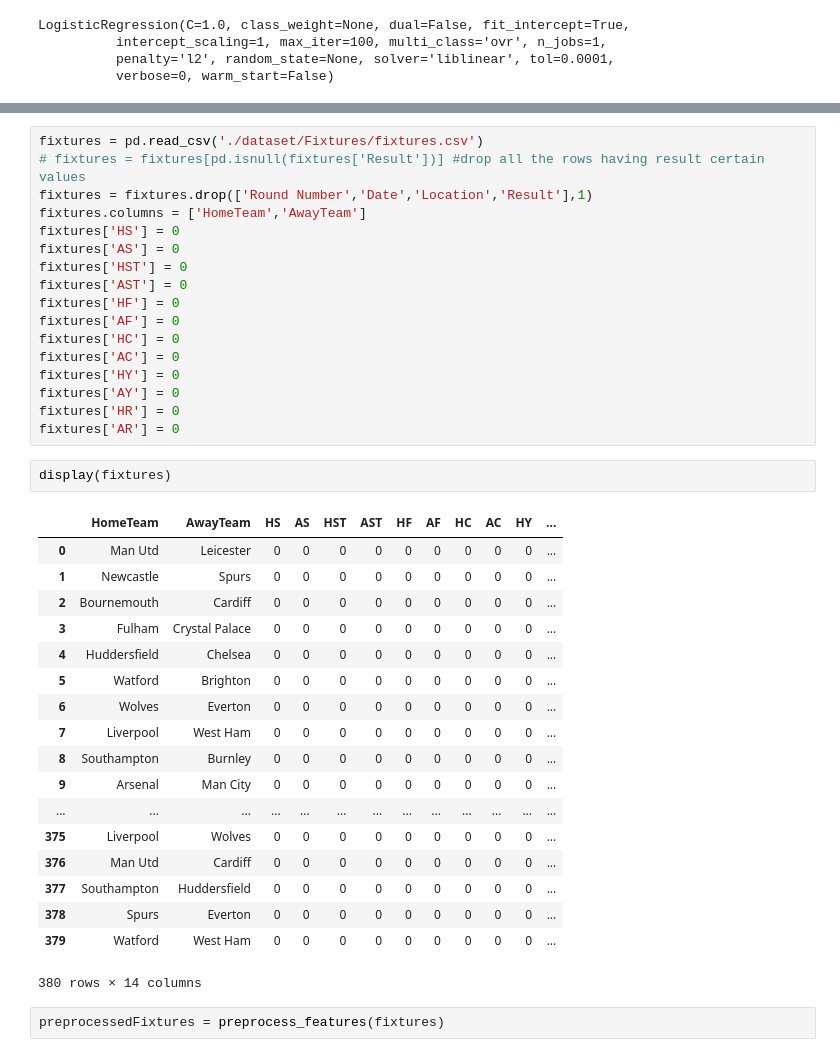
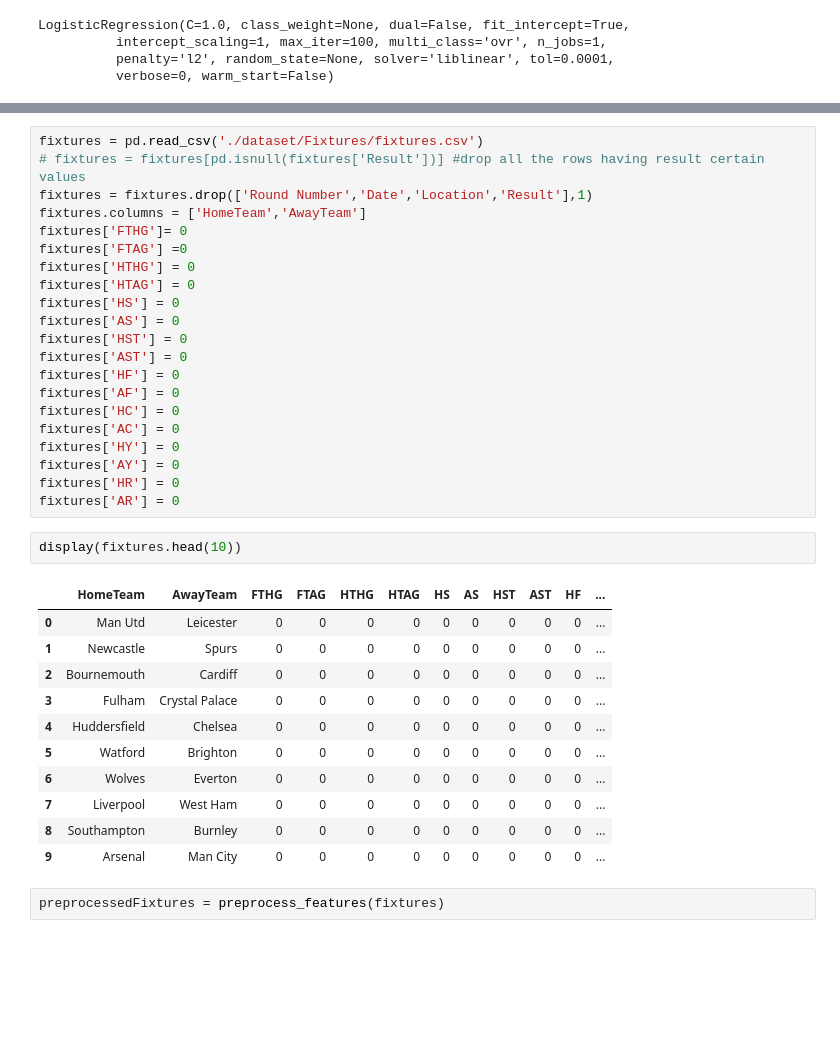
Before and after one commit to binayachaudari/EPL-predict-2019, a Jupyter notebook: EPL-Prediction-2019.ipynb, the cells around one changed output, grey strips where cells are left out. Saved outputs shown, nothing was run; the diff lists cells and outputs as text; blank space fills up the shorter version.

```diff
--- a/EPL-Prediction-2019.ipynb
+++ b/EPL-Prediction-2019.ipynb
@@ -670,6 +664,10 @@ fixtures = pd.read_csv('./dataset/Fixtures/fixtures.csv')
 # fixtures = fixtures[pd.isnull(fixtures['Result'])] #drop all the rows having result certain values
 fixtures = fixtures.drop(['Round Number','Date','Location','Result'],1)
 fixtures.columns = ['HomeTeam','AwayTeam']
+fixtures['FTHG']= 0
+fixtures['FTAG'] =0
+fixtures['HTHG'] = 0
+fixtures['HTAG'] = 0
 fixtures['HS'] = 0
 fixtures['AS'] = 0
 fixtures['HST'] = 0
@@ -683,9 +681,9 @@ fixtures['AY'] = 0
 fixtures['HR'] = 0
 fixtures['AR'] = 0
 # %%
-display(fixtures)
+display(fixtures.head(10))
 # %% [output]
-|  | HomeTeam | AwayTeam | HS | AS | HST | AST | HF | AF | HC | AC | HY | ... |
+|  | HomeTeam | AwayTeam | FTHG | FTAG | HTHG | HTAG | HS | AS | HST | AST | HF | ... |
 | 0 | Man Utd | Leicester | 0 | 0 | 0 | 0 | 0 | 0 | 0 | 0 | 0 | ... |
 | 1 | Newcastle | Spurs | 0 | 0 | 0 | 0 | 0 | 0 | 0 | 0 | 0 | ... |
 | 2 | Bournemouth | Cardiff | 0 | 0 | 0 | 0 | 0 | 0 | 0 | 0 | 0 | ... |
@@ -696,13 +694,6 @@ display(fixtures)
 | 7 | Liverpool | West Ham | 0 | 0 | 0 | 0 | 0 | 0 | 0 | 0 | 0 | ... |
 | 8 | Southampton | Burnley | 0 | 0 | 0 | 0 | 0 | 0 | 0 | 0 | 0 | ... |
 | 9 | Arsenal | Man City | 0 | 0 | 0 | 0 | 0 | 0 | 0 | 0 | 0 | ... |
-| ... | ... | ... | ... | ... | ... | ... | ... | ... | ... | ... | ... | ... |
-| 375 | Liverpool | Wolves | 0 | 0 | 0 | 0 | 0 | 0 | 0 | 0 | 0 | ... |
-| 376 | Man Utd | Cardiff | 0 | 0 | 0 | 0 | 0 | 0 | 0 | 0 | 0 | ... |
-| 377 | Southampton | Huddersfield | 0 | 0 | 0 | 0 | 0 | 0 | 0 | 0 | 0 | ... |
-| 378 | Spurs | Everton | 0 | 0 | 0 | 0 | 0 | 0 | 0 | 0 | 0 | ... |
-| 379 | Watford | West Ham | 0 | 0 | 0 | 0 | 0 | 0 | 0 | 0 | 0 | ... |
-380 rows × 14 columns
 # %%
 preprocessedFixtures = preprocess_features(fixtures)
 # %%
```
Also changed, not shown: parts of 20 cells of this notebook, 3 other files.
